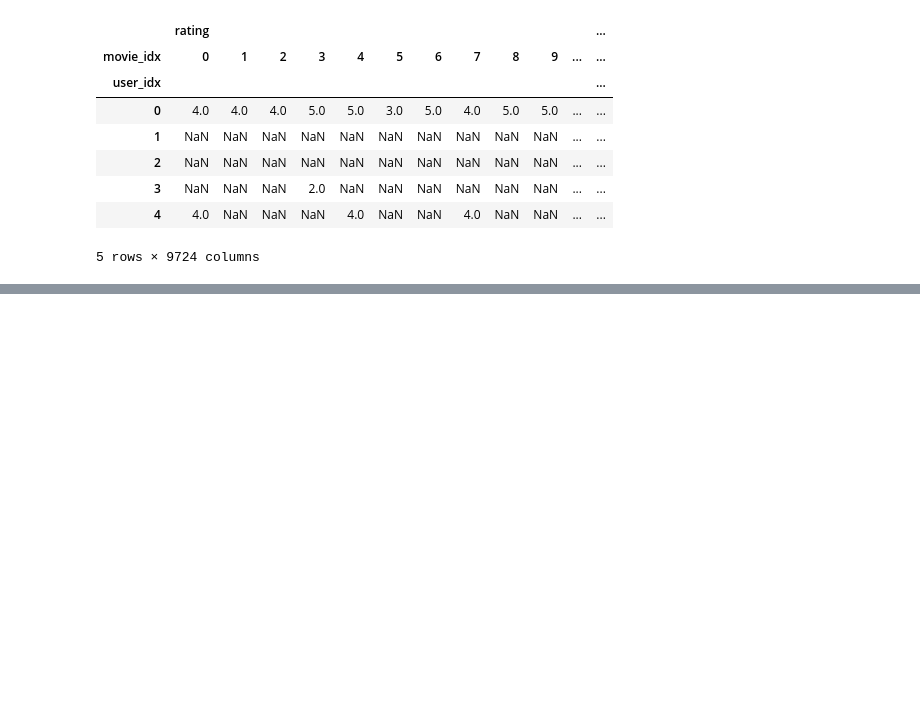
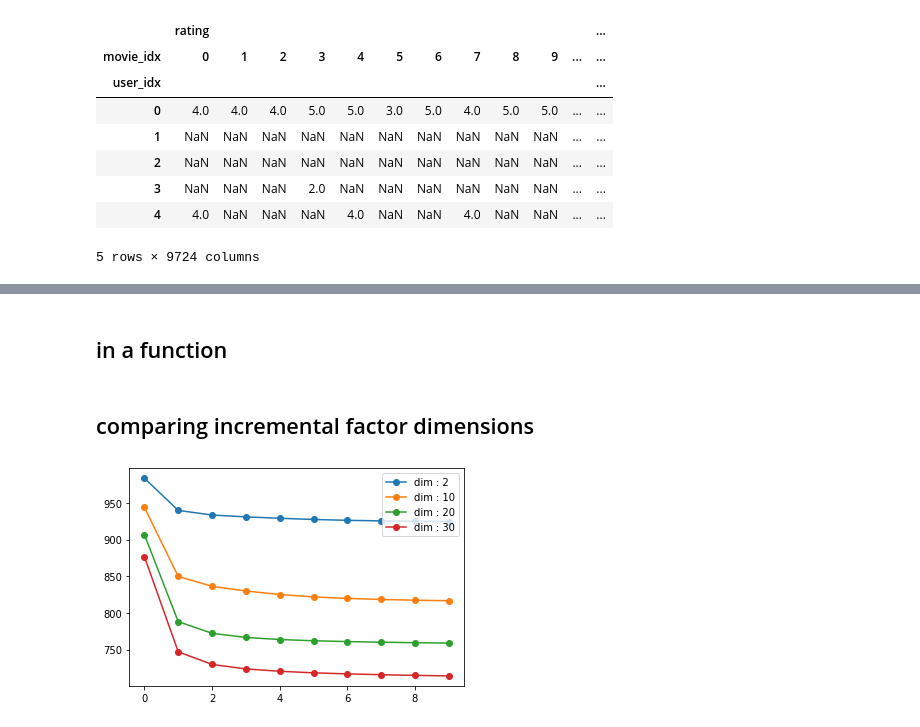
Before and after one commit to NishantBaheti/Recommendation-Systems, a Jupyter notebook: notebooks/als.ipynb, the cells around one changed output, grey strips where cells are left out. Cells and saved outputs as stored; diff of their text form; code cells hidden in the pictures; blank space fills up the shorter version.

```diff
--- a/notebooks/als.ipynb
+++ b/notebooks/als.ipynb
@@ -232,0 +295,30 @@ np.sqrt(np.square(a - user_movie_matrix.fillna(0).values).sum())
+# %% [markdown]
+## in a function
+# %%
+def als(R, lambda_, dim_factors, n_iter):
+    n_u, n_v = R.shape
+    U = np.random.rand(n_u, dim_factors)
+    V = np.random.rand(dim_factors, n_v)
+    M = ~np.isnan(R)
+
+    iter_losses = []
+    for i_iter in range(n_iter):
+        for i in range(n_u):
+            obs = M[i]
+            U[i] = np.array((V[:,obs] @ R[i,obs]).T @ np.linalg.inv((V @ V.T) + (lambda_ * np.eye(dim_factors))))
+        for j in range(n_v):
+            obs = M[:, j]
+            V[:,j] = np.array((U.T[:, obs] @ R[obs,j]) @ np.linalg.inv((U.T @ U) + (lambda_ * np.eye(dim_factors))))
+        iter_losses.append(loss(R, U, V, M))
+    return U,V,iter_losses
+# %% [markdown]
+## comparing incremental factor dimensions
+# %%
+for dim in [2, 10, 20, 30]:
+    _, _, losses = als(R, 0.1, dim, 10)
+    plt.plot(losses, 'o-', label=f"dim : {dim}")
+
+plt.legend(loc='best')
+plt.show()
+# %% [output]
+[figure, added]
```
Also changed, not shown: parts of 41 cells of this notebook, 2 other files.
